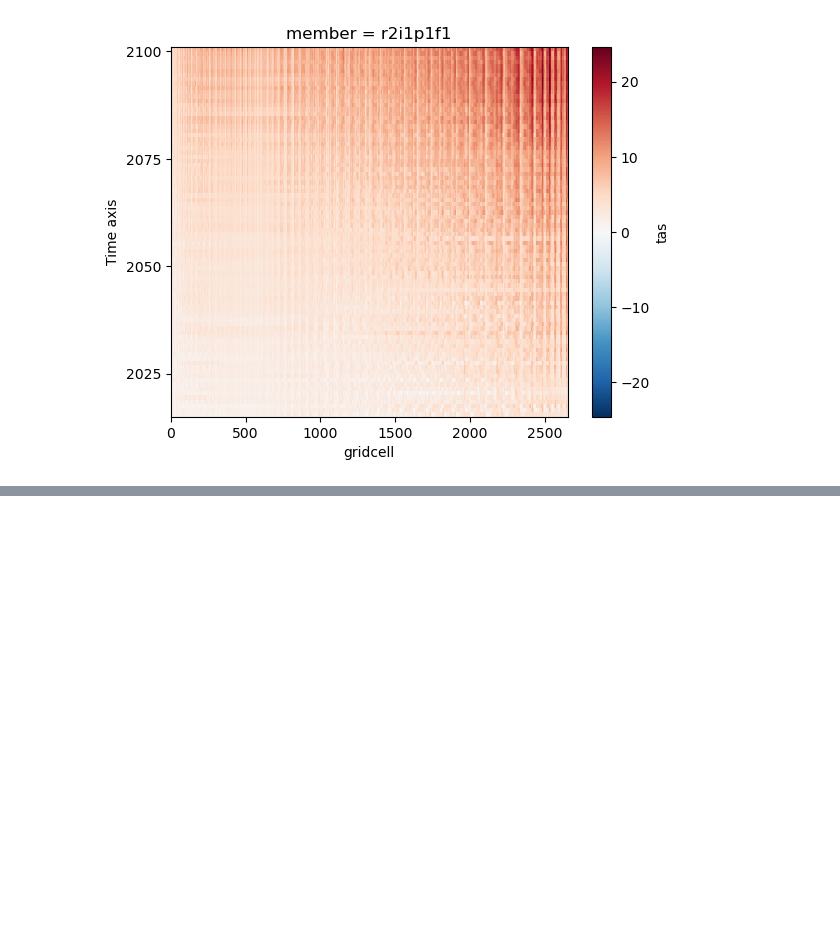
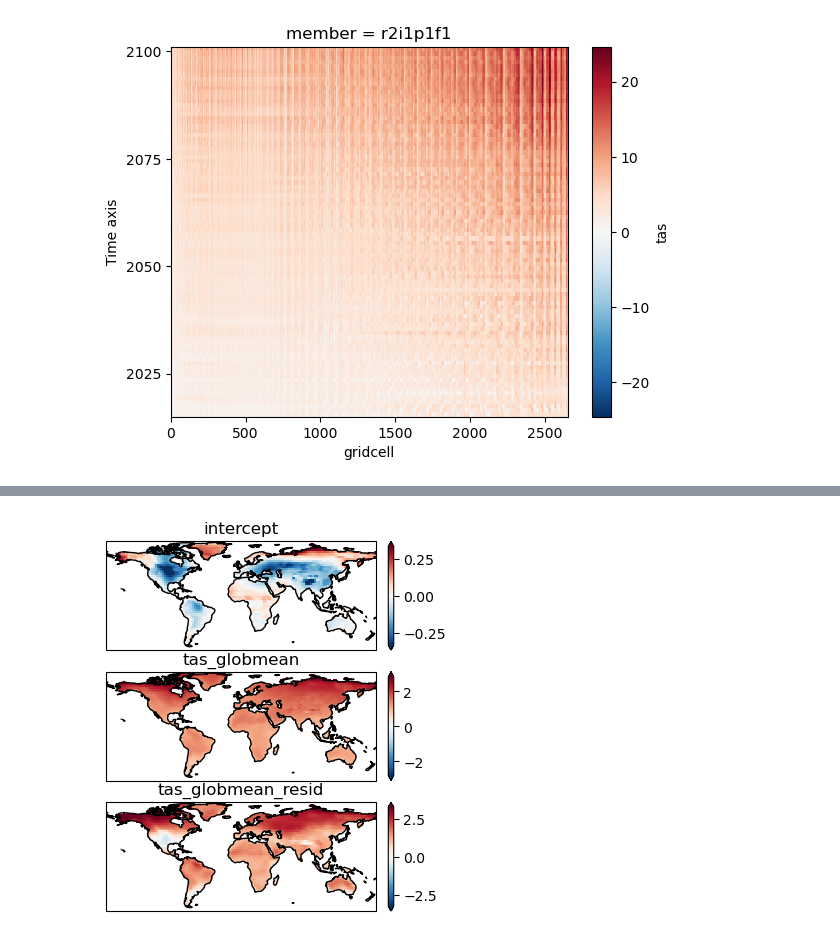
Before and after one commit to MESMER-group/mesmer, a Jupyter notebook: examples/Dataset_surfer.ipynb, the cells around one changed output, grey strips where cells are left out. Cells and saved outputs as stored; diff of their text form; code cells hidden in the pictures; blank space fills up the shorter version.

Commit message:
finish local linear regression

```diff
--- a/examples/Dataset_surfer.ipynb
+++ b/examples/Dataset_surfer.ipynb
@@ -411,0 +373,20 @@ tas_glob_smoothed_ds.dropna("sample")
+# %%
+# stack the dimensions and drop nans
+tas_local_ds = tas_local_ds.stack(sample=("time", "member", "scenario"), create_index=False)
+tas_local_ds = tas_local_ds.dropna("sample")
+
+predictors = {"tas_globmean": tas_glob_smoothed_ds, "tas_globmean_resid": tas_glob_resid_ds}
+for key, data in predictors.items():
+    predictors[key] = data.stack(sample=("time", "member", "scenario"), create_index=False).tas
+    predictors[key] = predictors[key].dropna("sample")
+# %%
+local_lin_reg = mesmer.stats.LinearRegression()
+
+local_lin_reg.fit(
+    predictors=predictors,
+    target=tas_local_ds.tas,
+    dim="sample",
+)
+
+local_forced_response_params = local_lin_reg.params
+local_forced_response_params
@@ -411,0 +405,29 @@ tas_glob_smoothed_ds.dropna("sample")
+# %%
+data_vars = (
+    "intercept",
+    "tas_globmean",
+    "tas_globmean_resid",
+)
+
+import cartopy.crs as ccrs
+
+f, axs = plt.subplots(
+    3, 1, sharex=True, sharey=True, subplot_kw={"projection": ccrs.PlateCarree()}
+)
+axs = axs.flatten()
+
+for ax, data_var in zip(axs, data_vars):
+
+    da = local_forced_response_params[data_var]
+    da = mesmer.grid.unstack_lat_lon_and_align(da, grid_orig)
+
+    h = da.plot(
+        ax=ax, label=data_var, robust=True, center=0, extend="both", add_colorbar=False
+    )  # , vmax=3)
+
+    ax.set_extent((-180, 180, -60, 85), ccrs.PlateCarree())
+    cbar = plt.colorbar(h, ax=ax, extend="both", pad=0.025)  # , shrink=0.7)
+    ax.set(title=data_var, xlabel="", ylabel="", xticks=[], yticks=[])
+    ax.coastlines()
+# %% [output]
+[figure, added]
```
Also changed, not shown: parts of 10 cells of this notebook.
